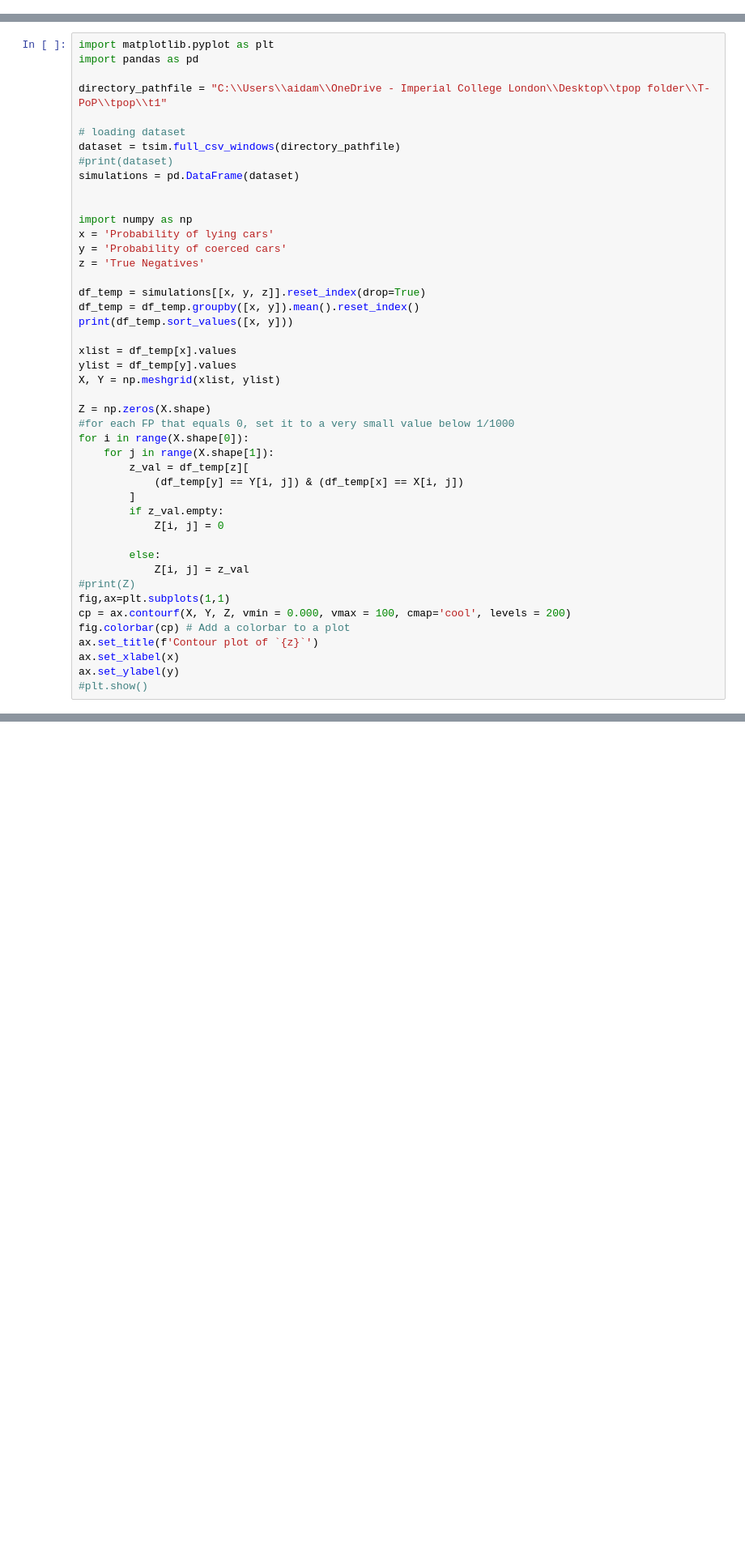
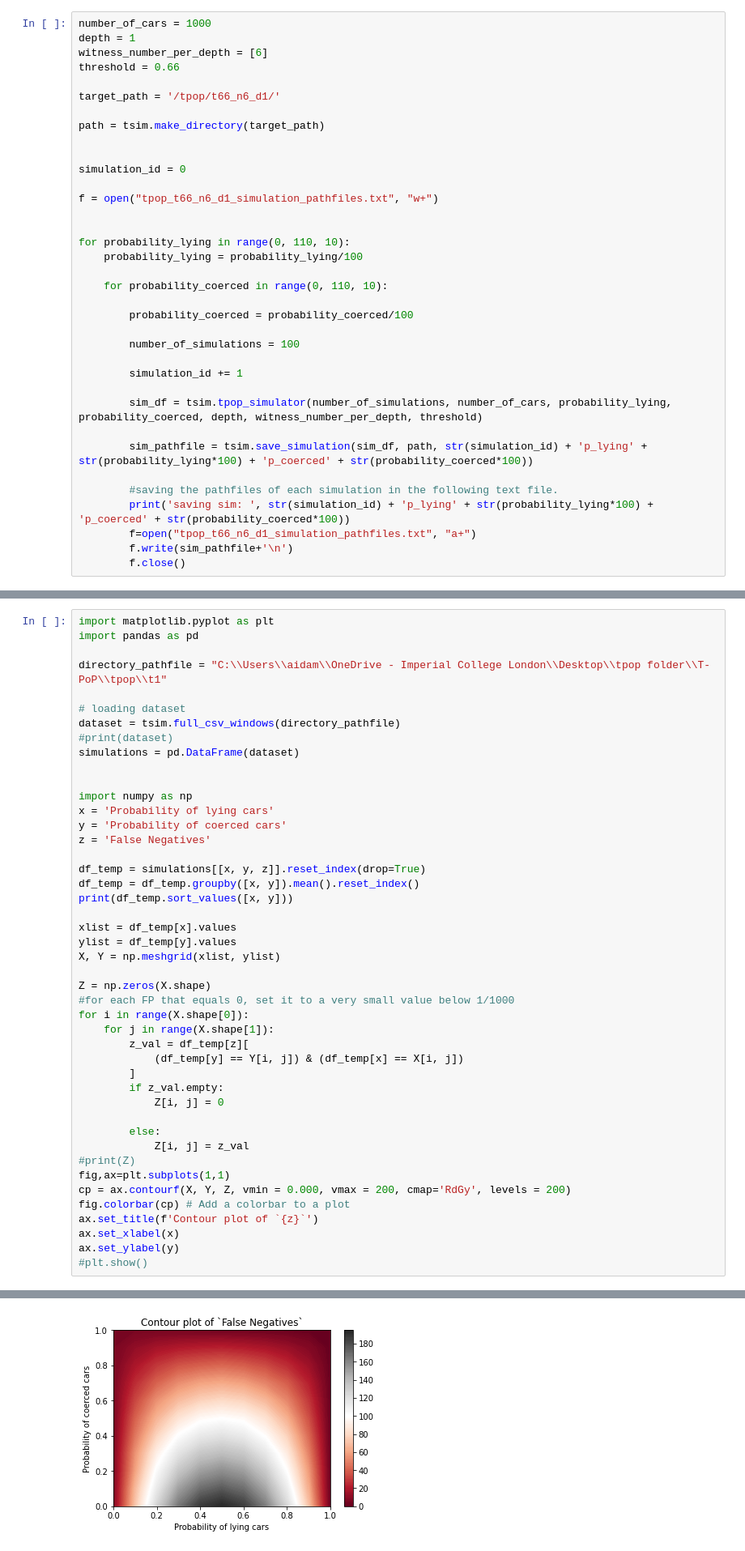
Before and after one commit to aidamanzano/T-PoP, a Jupyter notebook: tpop_simulations.ipynb, the cells around one changed output, grey strips where cells are left out. Shown: that part at 81% size. Saved outputs shown, nothing was run; the diff lists cells and outputs as text; blank space fills up the shorter version.

Commit message:
simulator updates

```diff
--- a/tpop_simulations.ipynb
+++ b/tpop_simulations.ipynb
@@ -89,0 +187,36 @@ saving sim:  19p_lying10.0p_coerced70.0
+# %%
+number_of_cars = 1000
+depth = 1
+witness_number_per_depth = [6]
+threshold = 0.66
+
+target_path = '/tpop/t66_n6_d1/'
+
+path = tsim.make_directory(target_path)
+
+
+simulation_id = 0
+
+f = open("tpop_t66_n6_d1_simulation_pathfiles.txt", "w+")
+
+
+for probability_lying in range(0, 110, 10):
+    probability_lying = probability_lying/100
+
+    for probability_coerced in range(0, 110, 10):
+
+        probability_coerced = probability_coerced/100
+
+        number_of_simulations = 100
+
+        simulation_id += 1
+
+        sim_df = tsim.tpop_simulator(number_of_simulations, number_of_cars, probability_lying, probability_coerced, depth, witness_number_per_depth, threshold)
+
+        sim_pathfile = tsim.save_simulation(sim_df, path, str(simulation_id) + 'p_lying' + str(probability_lying*100) + 'p_coerced' + str(probability_coerced*100))
+
+        #saving the pathfiles of each simulation in the following text file.
+        print('saving sim: ', str(simulation_id) + 'p_lying' + str(probability_lying*100) + 'p_coerced' + str(probability_coerced*100))
+        f=open("tpop_t66_n6_d1_simulation_pathfiles.txt", "a+")
+        f.write(sim_pathfile+'\n')
+        f.close()
@@ -102,7 +238,7 @@ simulations = pd.DataFrame(dataset)
 import numpy as np
 x = 'Probability of lying cars'
 y = 'Probability of coerced cars'
-z = 'True Negatives'
+z = 'False Negatives'
 
 df_temp = simulations[[x, y, z]].reset_index(drop=True)
 df_temp = df_temp.groupby([x, y]).mean().reset_index()
@@ -126,9 +262,10 @@ for i in range(X.shape[0]):
             Z[i, j] = z_val
 #print(Z)
 fig,ax=plt.subplots(1,1)
-cp = ax.contourf(X, Y, Z, vmin = 0.000, vmax = 100, cmap='cool', levels = 200)
+cp = ax.contourf(X, Y, Z, vmin = 0.000, vmax = 200, cmap='RdGy', levels = 200)
 fig.colorbar(cp) # Add a colorbar to a plot
 ax.set_title(f'Contour plot of `{z}`')
 ax.set_xlabel(x)
 ax.set_ylabel(y)
 #plt.show()
+# %% [output]
@@ -134,0 +288 @@ ax.set_ylabel(y)
+[figure, added]
```
Also changed, not shown: parts of 10 cells of this notebook, 3 other files.
